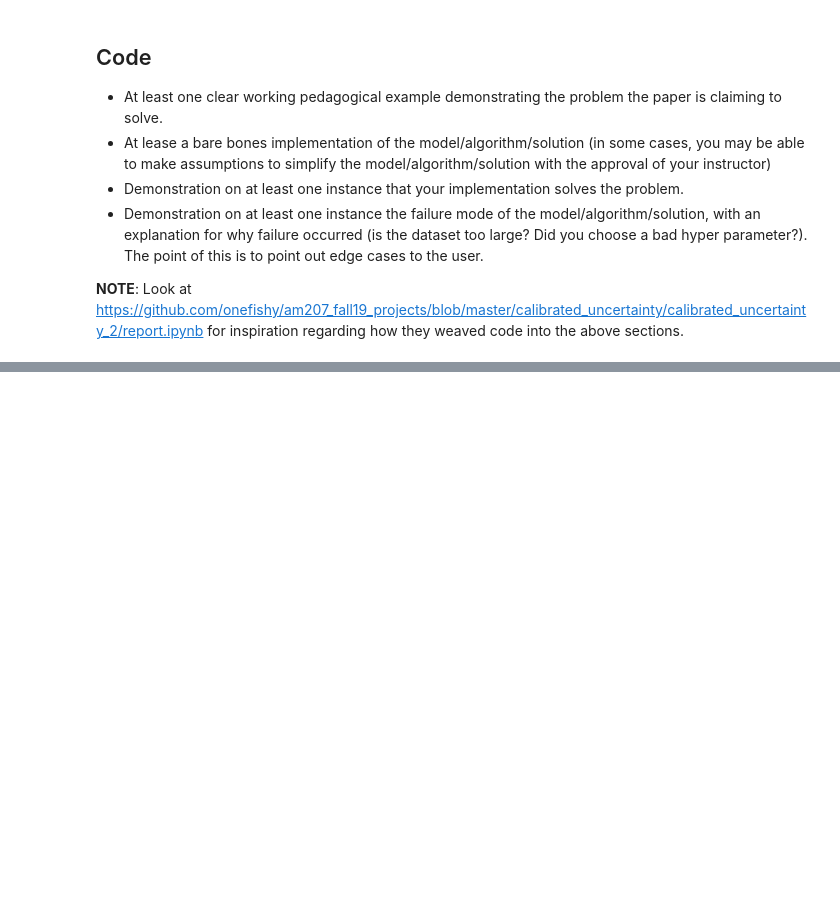
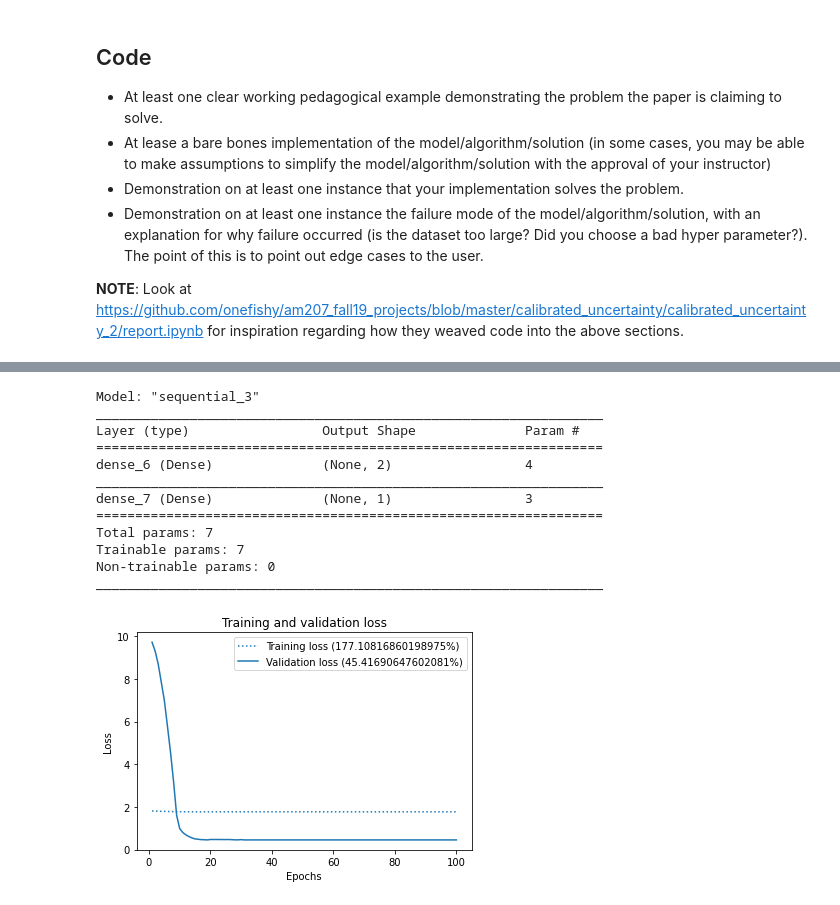
Before and after one commit to itsjohnward/am207-wilds, a Jupyter notebook: wilds.ipynb, the cells around one changed output, grey strips where cells are left out. Saved outputs shown, nothing was run; the diff lists cells and outputs as text; code cells hidden in the pictures; blank space fills up the shorter version.

```diff
--- a/wilds.ipynb
+++ b/wilds.ipynb
@@ -75,14 +147,6 @@ In this paper the authors apply the proposed "robust" algorithms to real-world d
 * Demonstration on at least one instance the failure mode of the model/algorithm/solution, with an explanation for why failure occurred (is the dataset too large? Did you choose a bad hyper parameter?). The point of this is to point out edge cases to the user.
 
 **NOTE**: Look at https://github.com/onefishy/am207_fall19_projects/blob/master/calibrated_uncertainty/calibrated_uncertainty_2/report.ipynb for inspiration regarding how they weaved code into the above sections.
-# %%
-# Basic NN
-from tensorflow.keras import models, layers
-
-model = models.Sequential()
-model.add(layers.Dense(2, activation='linear', input_shape=(2,)))
-model.add(layers.Dense(1, activation='linear'))
-model.summary()
 # %%
 import numpy as np
 from scipy.stats import norm
@@ -120,0 +177,63 @@ ax.plot()
+# %%
+def plot_loss(history):
+    fig, axis = plt.subplots()
+    color = next(axis._get_lines.prop_cycler)['color']
+
+    loss = history['loss']
+    val_loss = history['val_loss']
+
+    epochs = range(1, len(loss) + 1)
+
+    axis.plot(epochs,
+              loss,
+              color=color,
+              linestyle='dotted',
+              label='Training loss ({}%)'.format(np.format_float_positional(min(loss)*100)))
+    axis.plot(epochs,
+              val_loss,
+              color=color,
+              label='Validation loss ({}%)'.format(np.format_float_positional(min(val_loss)*100)))
+    axis.set_title('Training and validation loss')
+    axis.set_xlabel('Epochs')
+    axis.set_ylabel('Loss')
+    axis.legend()
+
+    plt.show()
+
+# Basic NN
+from tensorflow.keras import models, layers
+
+def get_model():
+    model = models.Sequential()
+    model.add(layers.Dense(2, activation='linear', input_shape=(1,)))
+    model.add(layers.Dense(1, activation='linear'))
+    model.summary()
+    model.compile(loss='binary_crossentropy', metrics=['accuracy'])
+    return model
+
+x_train = np.array([np.array(x) for x in X_train])
+y_train = bimodal_pdf[:375]
+x_val = np.array([np.array(x) for x in X_test])
+y_val = bimodal_pdf[375:]
+
+history = get_model().fit(x_train,
+                          y_train,
+                          validation_data=(x_val, y_val),
+                          epochs=100,
+                          verbose=0).history
+
+plot_loss(history)
+# %% [output]
+Model: "sequential_3"
+_________________________________________________________________
+Layer (type)                 Output Shape              Param #
+=================================================================
+dense_6 (Dense)              (None, 2)                 4
+_________________________________________________________________
+dense_7 (Dense)              (None, 1)                 3
+=================================================================
+Total params: 7
+Trainable params: 7
+Non-trainable params: 0
+_________________________________________________________________
+[figure, added]
```
Also changed, not shown: parts of 16 cells of this notebook.
